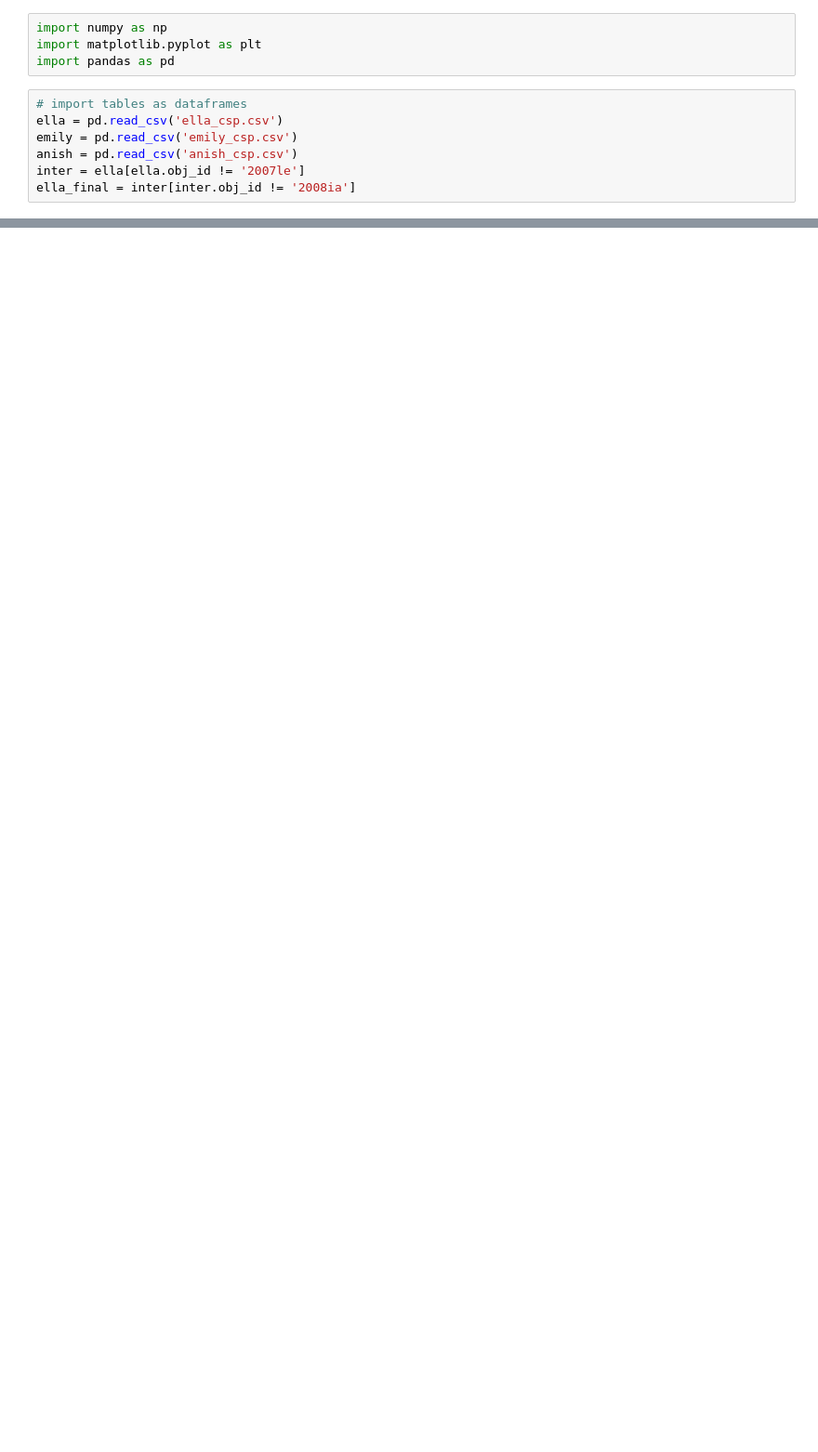
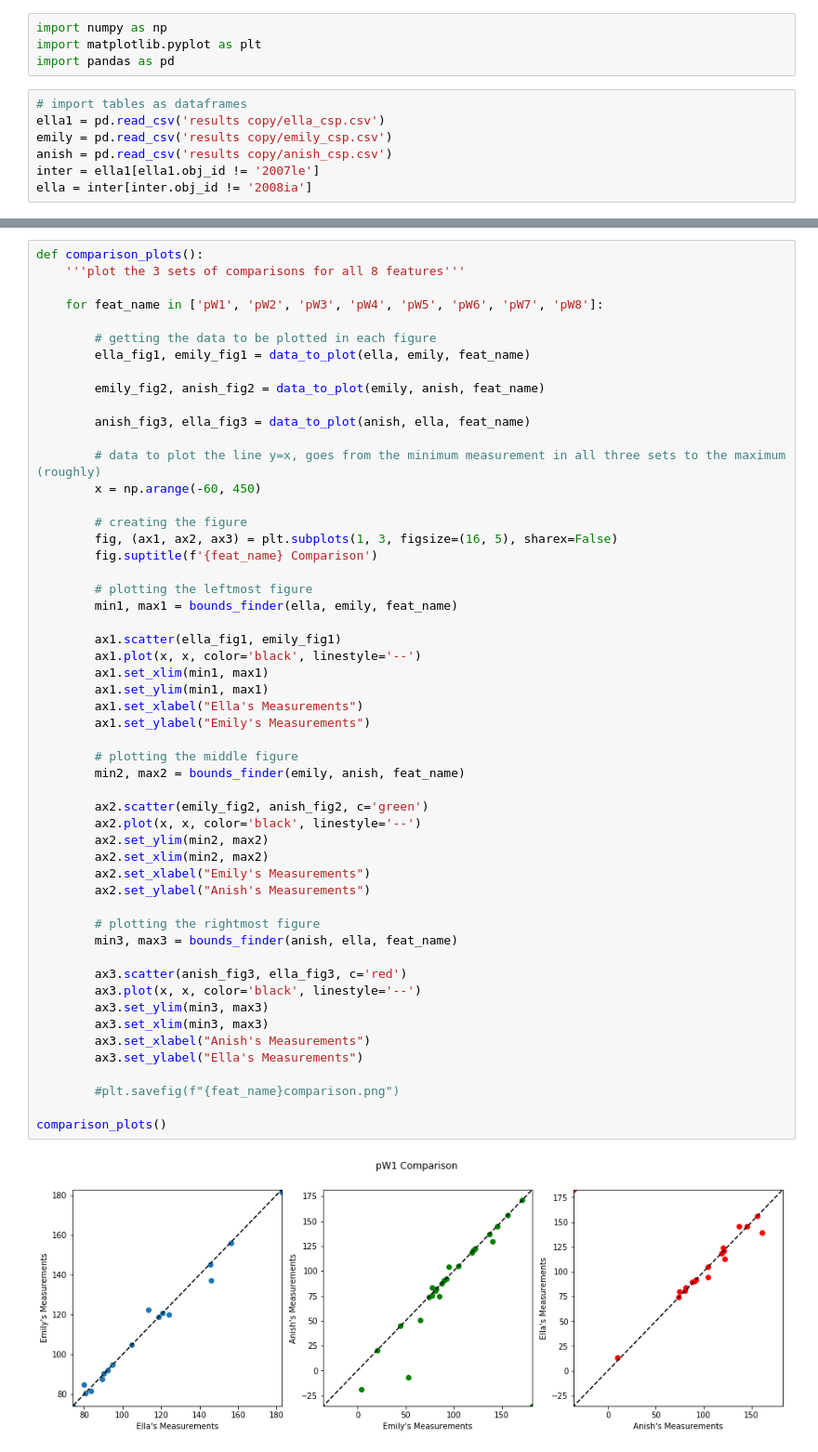
Before and after one commit to mwvgroup/SN-Spectral-Evolution, a Jupyter notebook: ella_analysis/3 person feat comparison.ipynb, the cells around one changed output, grey strips where cells are left out. Shown at 93% size. Drawn from its saved outputs; the diff is of its cells as text; blank space fills up the shorter version.

Commit message:
organized notebooks and saved plots/csv files

```diff
--- a/ella_analysis/3 person feat comparison.ipynb
+++ b/ella_analysis/3 person feat comparison.ipynb
@@ -4,8 +11,8 @@ import matplotlib.pyplot as plt
 import pandas as pd
 # %%
 # import tables as dataframes
-ella = pd.read_csv('ella_csp.csv')
-emily = pd.read_csv('emily_csp.csv')
-anish = pd.read_csv('anish_csp.csv')
-inter = ella[ella.obj_id != '2007le']
-ella_final = inter[inter.obj_id != '2008ia']
+ella1 = pd.read_csv('results copy/ella_csp.csv')
+emily = pd.read_csv('results copy/emily_csp.csv')
+anish = pd.read_csv('results copy/anish_csp.csv')
+inter = ella1[ella1.obj_id != '2007le']
+ella = inter[inter.obj_id != '2008ia']
@@ -133,0 +89,55 @@ ella
+# %%
+def comparison_plots():
+    '''plot the 3 sets of comparisons for all 8 features'''
+
+    for feat_name in ['pW1', 'pW2', 'pW3', 'pW4', 'pW5', 'pW6', 'pW7', 'pW8']:
+
+        # getting the data to be plotted in each figure
+        ella_fig1, emily_fig1 = data_to_plot(ella, emily, feat_name)
+
+        emily_fig2, anish_fig2 = data_to_plot(emily, anish, feat_name)
+
+        anish_fig3, ella_fig3 = data_to_plot(anish, ella, feat_name)
+
+        # data to plot the line y=x, goes from the minimum measurement in all three sets to the maximum (roughly)
+        x = np.arange(-60, 450)
+
+        # creating the figure
+        fig, (ax1, ax2, ax3) = plt.subplots(1, 3, figsize=(16, 5), sharex=False)
+        fig.suptitle(f'{feat_name} Comparison')
+
+        # plotting the leftmost figure
+        min1, max1 = bounds_finder(ella, emily, feat_name)
+
+        ax1.scatter(ella_fig1, emily_fig1)
+        ax1.plot(x, x, color='black', linestyle='--')
+        ax1.set_xlim(min1, max1)
+        ax1.set_ylim(min1, max1)
+        ax1.set_xlabel("Ella's Measurements")
+        ax1.set_ylabel("Emily's Measurements")
+
+        # plotting the middle figure
+        min2, max2 = bounds_finder(emily, anish, feat_name)
+
+        ax2.scatter(emily_fig2, anish_fig2, c='green')
+        ax2.plot(x, x, color='black', linestyle='--')
+        ax2.set_ylim(min2, max2)
+        ax2.set_xlim(min2, max2)
+        ax2.set_xlabel("Emily's Measurements")
+        ax2.set_ylabel("Anish's Measurements")
+
+        # plotting the rightmost figure
+        min3, max3 = bounds_finder(anish, ella, feat_name)
+
+        ax3.scatter(anish_fig3, ella_fig3, c='red')
+        ax3.plot(x, x, color='black', linestyle='--')
+        ax3.set_ylim(min3, max3)
+        ax3.set_xlim(min3, max3)
+        ax3.set_xlabel("Anish's Measurements")
+        ax3.set_ylabel("Ella's Measurements")
+
+        #plt.savefig(f"{feat_name}comparison.png")
+
+comparison_plots()
+# %% [output]
+[figure, added]
```
Also changed, not shown: parts of 11 cells of this notebook, 20 other files.
